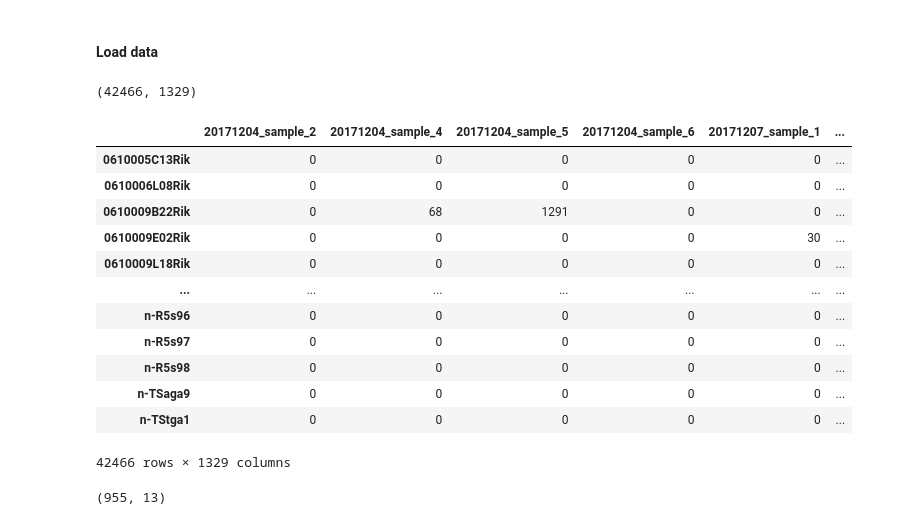
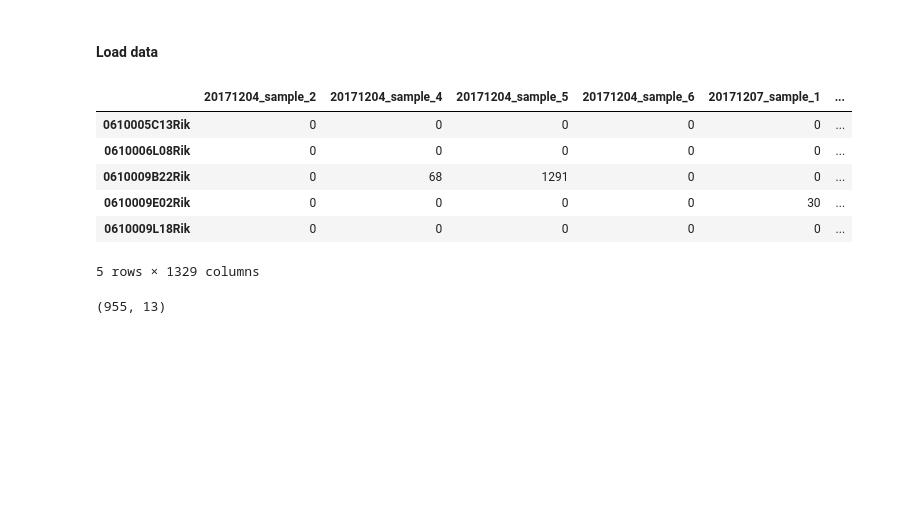
Before and after one commit to berenslab/hh_sbi, a Jupyter notebook: code/regression_analysis.ipynb, the cells around one changed output. Drawn from its saved outputs; the diff is of its cells as text; code cells hidden in the pictures; blank space fills up the shorter version.

```diff
--- a/code/regression_analysis.ipynb
+++ b/code/regression_analysis.ipynb
@@ -85,25 +81,15 @@ data_exons = pd.read_csv(
     "../data/m1_patchseq_exon_counts.csv.gz", na_filter=False, index_col=0
 )
 # %%
-data_exons.shape
+data_exons.head()
 # %% [output]
+|  | 20171204_sample_2 | 20171204_sample_4 | 20171204_sample_5 | 20171204_sample_6 | 20171207_sample_1 | ... |
+| 0610005C13Rik | 0 | 0 | 0 | 0 | 0 | ... |
+| 0610006L08Rik | 0 | 0 | 0 | 0 | 0 | ... |
+| 0610009B22Rik | 0 | 68 | 1291 | 0 | 0 | ... |
+| 0610009E02Rik | 0 | 0 | 0 | 0 | 30 | ... |
+| 0610009L18Rik | 0 | 0 | 0 | 0 | 0 | ... |
-(42466, 1329)
+5 rows × 1329 columns
-# %%
-data_exons
-# %% [output]
-|  | 20171204_sample_2 | 20171204_sample_4 | 20171204_sample_5 | 20171204_sample_6 | 20171207_sample_1 | ... |
-| 0610005C13Rik | 0 | 0 | 0 | 0 | 0 | ... |
-| 0610006L08Rik | 0 | 0 | 0 | 0 | 0 | ... |
-| 0610009B22Rik | 0 | 68 | 1291 | 0 | 0 | ... |
-| 0610009E02Rik | 0 | 0 | 0 | 0 | 30 | ... |
-| 0610009L18Rik | 0 | 0 | 0 | 0 | 0 | ... |
-| ... | ... | ... | ... | ... | ... | ... |
-| n-R5s96 | 0 | 0 | 0 | 0 | 0 | ... |
-| n-R5s97 | 0 | 0 | 0 | 0 | 0 | ... |
-| n-R5s98 | 0 | 0 | 0 | 0 | 0 | ... |
-| n-TSaga9 | 0 | 0 | 0 | 0 | 0 | ... |
-| n-TStga1 | 0 | 0 | 0 | 0 | 0 | ... |
-42466 rows × 1329 columns
 # %%
 data_exons = pd.read_csv(
     "../data/m1_patchseq_exon_counts.csv.gz", na_filter=False, index_col=0
```
Also changed, not shown: parts of 18 cells of this notebook.
